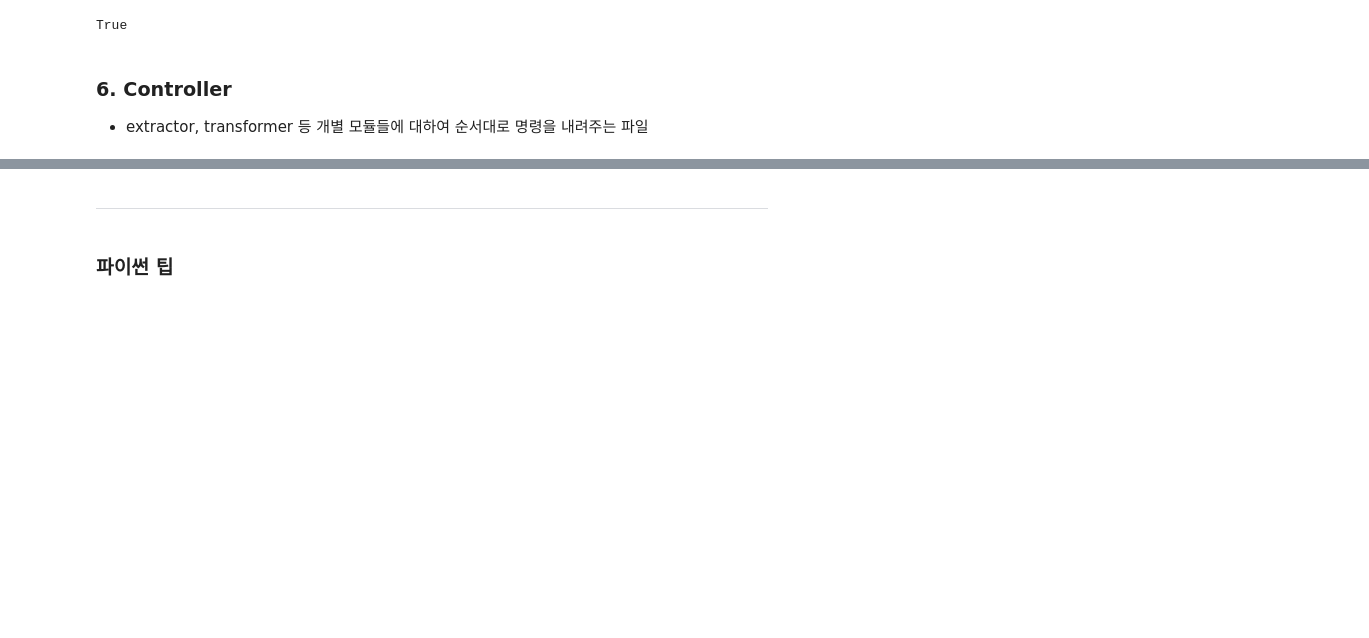
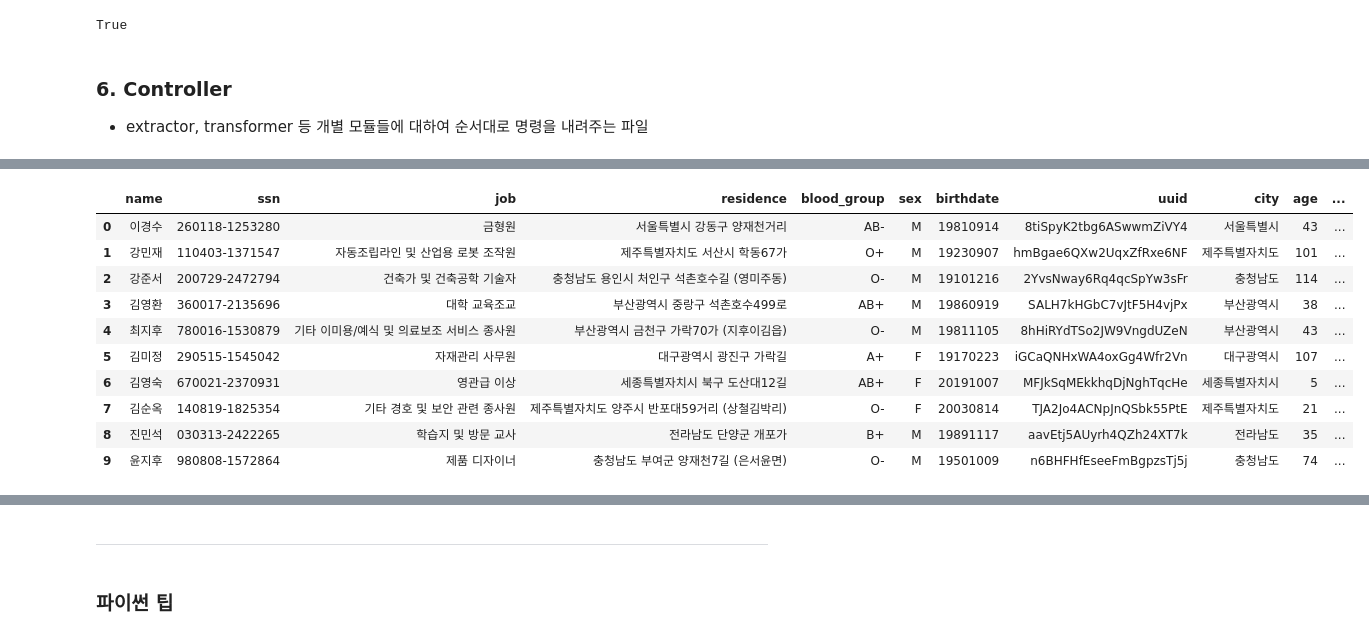
Before and after one commit to DonginJeon/Chunjae_edu, a Jupyter notebook: 11_Engineering/DAY2/Day2_241028.ipynb, the cells around one changed output, grey strips where cells are left out. Drawn from its saved outputs; the diff is of its cells as text; code cells hidden in the pictures; blank space fills up the shorter version.

```diff
--- a/11_Engineering/DAY2/Day2_241028.ipynb
+++ b/11_Engineering/DAY2/Day2_241028.ipynb
@@ -521,0 +846,4 @@ from pipeline.remove import remover
+# %%
+# 도시 컬럼
+df["city"] = df["residence"].str.split().str[0]
+df
@@ -521,0 +867,23 @@ from pipeline.remove import remover
+# %%
+df["birthdate"] = pd.to_datetime(df["birthdate"], format="%Y%m%d")
+# %%
+# 나이 컬럼
+
+from datetime import datetime
+
+today = datetime.today()
+
+# `df["birthdate"]` 대신 `.dt.year`, `.dt.month`, `.dt.day`로 접근
+df["age"] = (
+    today.year
+    - df["birthdate"].dt.year
+    - (
+        (today.month < df["birthdate"].dt.month)
+        | (
+            (today.month == df["birthdate"].dt.month)
+            & (today.day < df["birthdate"].dt.day)
+        )
+    )
+).astype(int)
+
+df
@@ -521,0 +902,3 @@ from pipeline.remove import remover
+# %%
+df["age"] = 2024 - df["birthdate"].str[:4].astype(int)
+df
@@ -521,0 +917,15 @@ from pipeline.remove import remover
+# %%
+df["blood"] = df["blood_group"].str[:1]
+df
+# %% [output]
+|  | name | ssn | job | residence | blood_group | sex | birthdate | uuid | city | age | ... |
+| 0 | 이경수 | 260118-1253280 | 금형원 | 서울특별시 강동구 양재천거리 | AB- | M | 19810914 | 8tiSpyK2tbg6ASwwmZiVY4 | 서울특별시 | 43 | ... |
+| 1 | 강민재 | 110403-1371547 | 자동조립라인 및 산업용 로봇 조작원 | 제주특별자치도 서산시 학동67가 | O+ | M | 19230907 | hmBgae6QXw2UqxZfRxe6NF | 제주특별자치도 | 101 | ... |
+| 2 | 강준서 | 200729-2472794 | 건축가 및 건축공학 기술자 | 충청남도 용인시 처인구 석촌호수길 (영미주동) | O- | M | 19101216 | 2YvsNway6Rq4qcSpYw3sFr | 충청남도 | 114 | ... |
+| 3 | 김영환 | 360017-2135696 | 대학 교육조교 | 부산광역시 중랑구 석촌호수499로 | AB+ | M | 19860919 | SALH7kHGbC7vJtF5H4vjPx | 부산광역시 | 38 | ... |
+| 4 | 최지후 | 780016-1530879 | 기타 이미용/예식 및 의료보조 서비스 종사원 | 부산광역시 금천구 가락70가 (지후이김읍) | O- | M | 19811105 | 8hHiRYdTSo2JW9VngdUZeN | 부산광역시 | 43 | ... |
+| 5 | 김미정 | 290515-1545042 | 자재관리 사무원 | 대구광역시 광진구 가락길 | A+ | F | 19170223 | iGCaQNHxWA4oxGg4Wfr2Vn | 대구광역시 | 107 | ... |
+| 6 | 김영숙 | 670021-2370931 | 영관급 이상 | 세종특별자치시 북구 도산대12길 | AB+ | F | 20191007 | MFJkSqMEkkhqDjNghTqcHe | 세종특별자치시 | 5 | ... |
+| 7 | 김순옥 | 140819-1825354 | 기타 경호 및 보안 관련 종사원 | 제주특별자치도 양주시 반포대59거리 (상철김박리) | O- | F | 20030814 | TJA2Jo4ACNpJnQSbk55PtE | 제주특별자치도 | 21 | ... |
+| 8 | 진민석 | 030313-2422265 | 학습지 및 방문 교사 | 전라남도 단양군 개포가 | B+ | M | 19891117 | aavEtj5AUyrh4QZh24XT7k | 전라남도 | 35 | ... |
+| 9 | 윤지후 | 980808-1572864 | 제품 디자이너 | 충청남도 부여군 양재천7길 (은서윤면) | O- | M | 19501009 | n6BHFHfEseeFmBgpzsTj5j | 충청남도 | 74 | ... |
```
Also changed, not shown: parts of 118 cells of this notebook, 15 other files.
